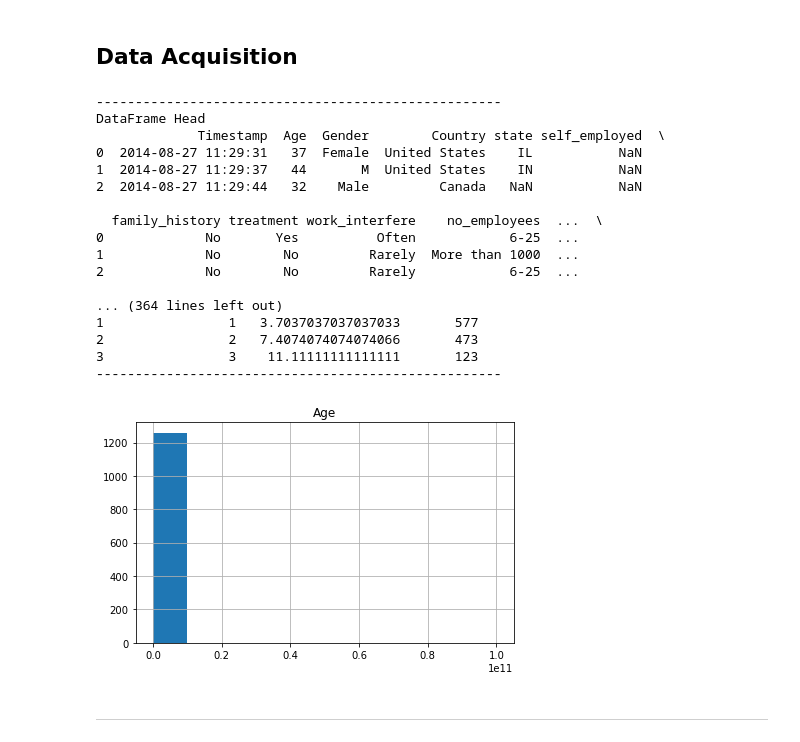
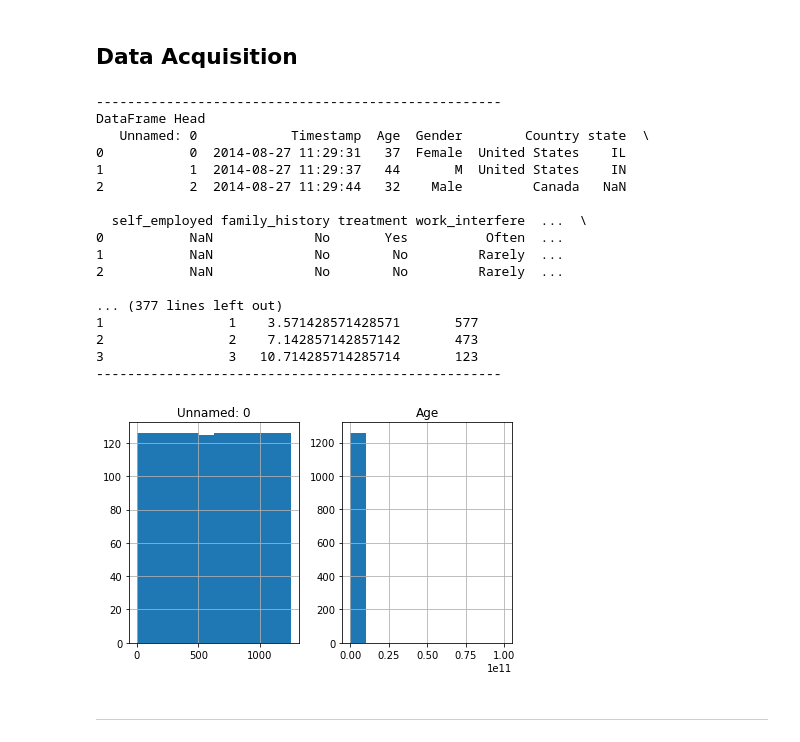
Before and after one commit to Mental-Health-In-Tech/tech-blues-capstone, a Jupyter notebook: first_draft.ipynb, the cells around one changed output. Cells and saved outputs as stored; diff of their text form; code cells hidden in the pictures.

```diff
--- a/first_draft.ipynb
+++ b/first_draft.ipynb
@@ -19,29 +19,29 @@ import tyler_explore
 ## Data Acquisition
 # %%
 # use our 'get_survey_data' function to bring in the data
-df = acquire.get_survey_data('survey.csv')
+df = wrangle.get_survey_data('survey.csv')
 # %%
 # Using summarize function to see head of dataframe, datatypes, amount of null values, stats, and value_counts
-acquire.summarize(df)
+wrangle.summarize(df)
 # %% [output]
 ----------------------------------------------------
 DataFrame Head
-             Timestamp  Age  Gender        Country state self_employed  \
-0  2014-08-27 11:29:31   37  Female  United States    IL           NaN
-1  2014-08-27 11:29:37   44       M  United States    IN           NaN
-2  2014-08-27 11:29:44   32    Male         Canada   NaN           NaN
+   Unnamed: 0            Timestamp  Age  Gender        Country state  \
+0           0  2014-08-27 11:29:31   37  Female  United States    IL
+1           1  2014-08-27 11:29:37   44       M  United States    IN
+2           2  2014-08-27 11:29:44   32    Male         Canada   NaN
 
-  family_history treatment work_interfere    no_employees  ...  \
-0             No       Yes          Often            6-25  ...
-1             No        No         Rarely  More than 1000  ...
-2             No        No         Rarely            6-25  ...
+  self_employed family_history treatment work_interfere  ...  \
+0           NaN             No       Yes          Often  ...
+1           NaN             No        No         Rarely  ...
+2           NaN             No        No         Rarely  ...
 
-... (364 lines left out)
-1                1   3.7037037037037033       577
-2                2   7.4074074074074066       473
-3                3    11.11111111111111       123
+... (377 lines left out)
+1                1    3.571428571428571       577
+2                2    7.142857142857142       473
+3                3   10.714285714285714       123
 ----------------------------------------------------
-[figure, old version]
+[figure, new version]
 # %% [markdown]
 ------
 # %% [markdown]
```
Also changed, not shown: parts of 11 cells of this notebook.
